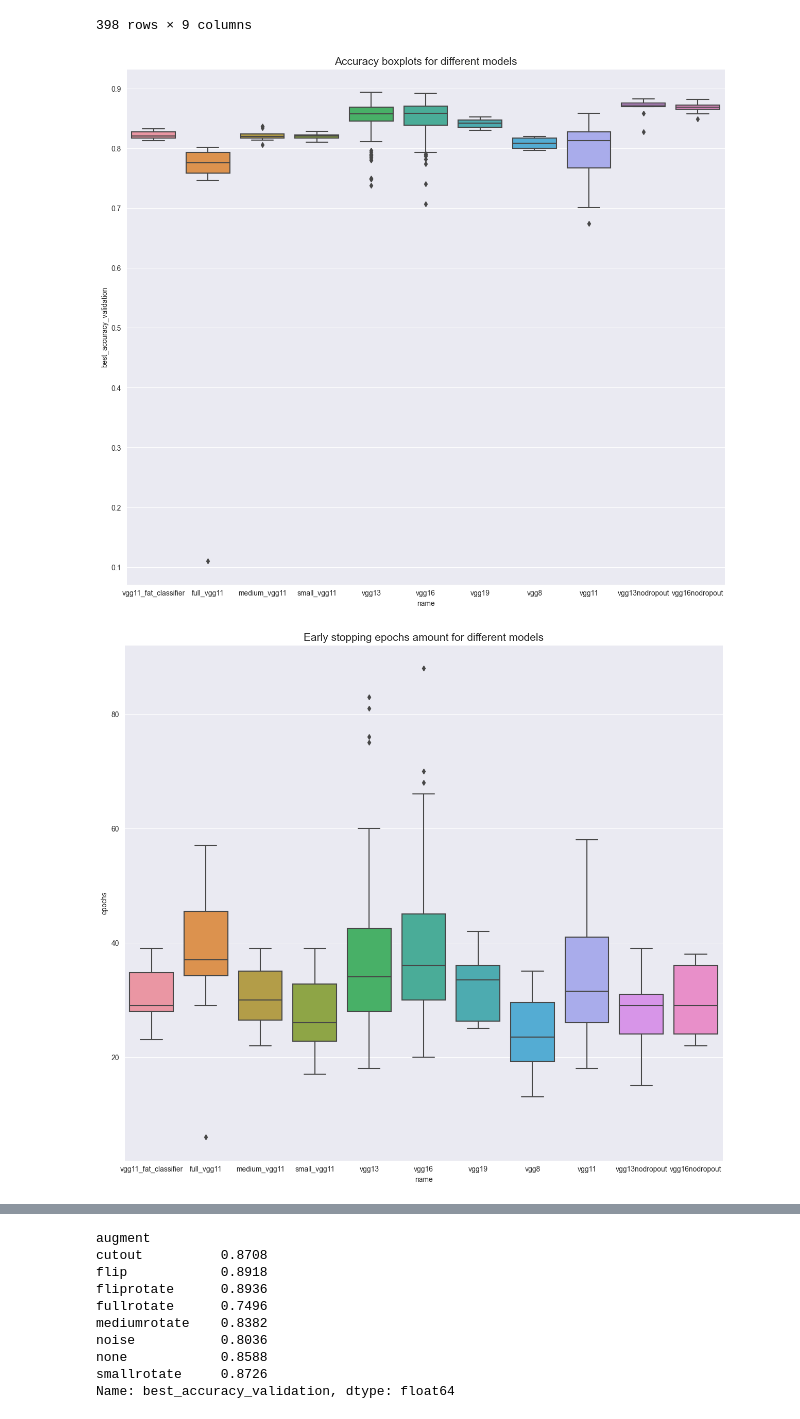
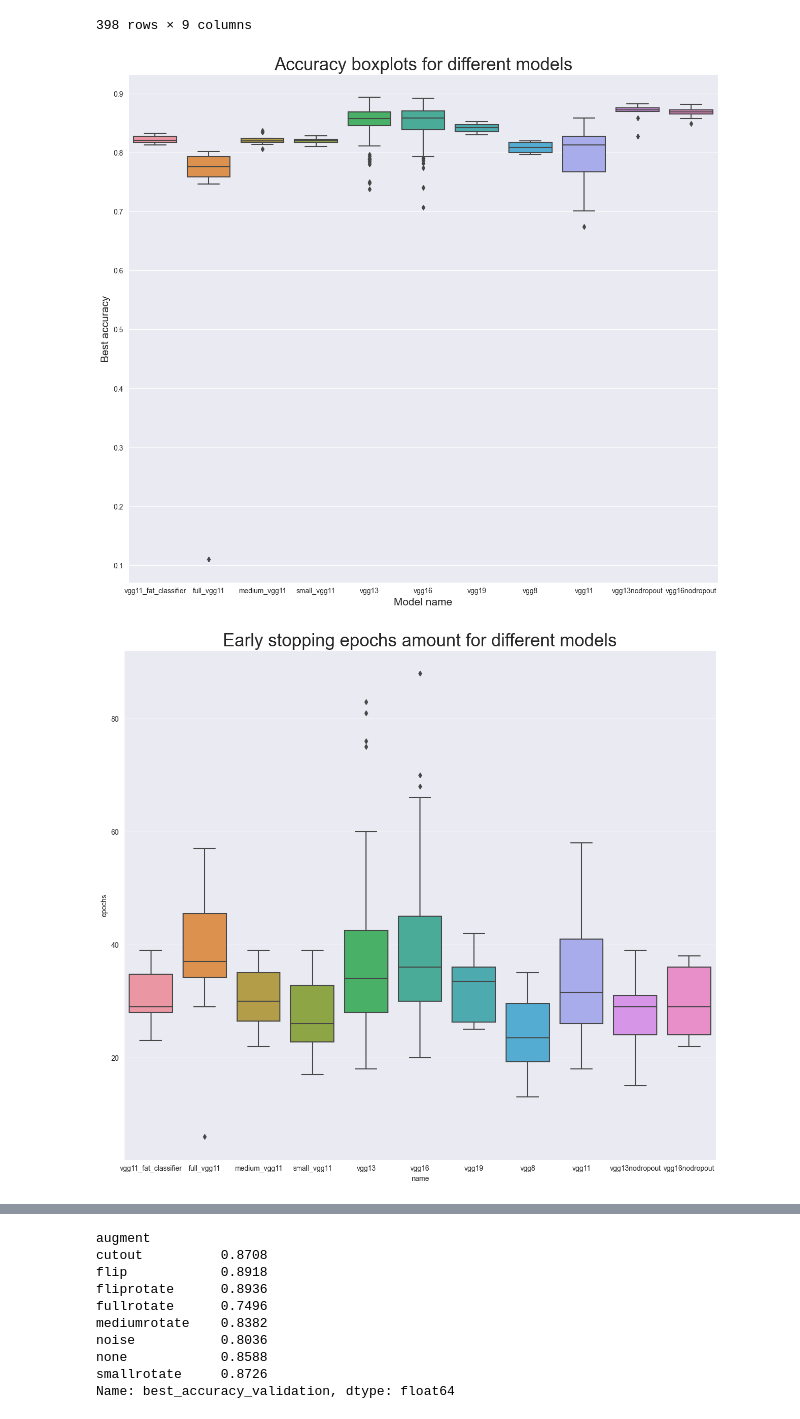
Before and after one commit to jakfol1217/DeepLearning, a Jupyter notebook: Project1/Experiment Analysis.ipynb, the cells around one changed output, grey strips where cells are left out. Cells and saved outputs as stored; diff of their text form; code cells hidden in the pictures.

Commit message:
enhance title sizes

```diff
--- a/Project1/Experiment Analysis.ipynb
+++ b/Project1/Experiment Analysis.ipynb
@@ -1,3 +1,7 @@
+# %%
+import matplotlib as mpl
+mpl.rcParams['xtick.labelsize'] = 10
+mpl.rcParams['ytick.labelsize'] = 10
 # %%
 import os
 import json
@@ -57,18 +61,20 @@ res_df
 # %%
 import seaborn as sns
 from matplotlib import pyplot as plt
 plt.figure(figsize=(15,13))
 sns.boxplot(y="best_accuracy_validation", x = "name", data= res_df)
-plt.title("Accuracy boxplots for different models", fontsize=15)
+plt.title("Accuracy boxplots for different models", fontsize=25)
+plt.ylabel("Best accuracy", fontsize=15)
+plt.xlabel("Model name", fontsize=15)
 plt.show()
 # %% [output]
-[figure, old version]
+[figure, new version]
 # %%
 plt.figure(figsize=(15,13))
 sns.boxplot(y="epochs", x = "name", data= res_df)
-plt.title("Early stopping epochs amount for different models", fontsize=15)
+plt.title("Early stopping epochs amount for different models", fontsize=25)
 plt.show()
 # %% [output]
-[figure, old version]
+[figure, new version]
 # %%
 fig, ax = plt.subplots(3, 1, figsize=(15,13), sharex='col')
```
Also changed, not shown: parts of 8 cells of this notebook.
